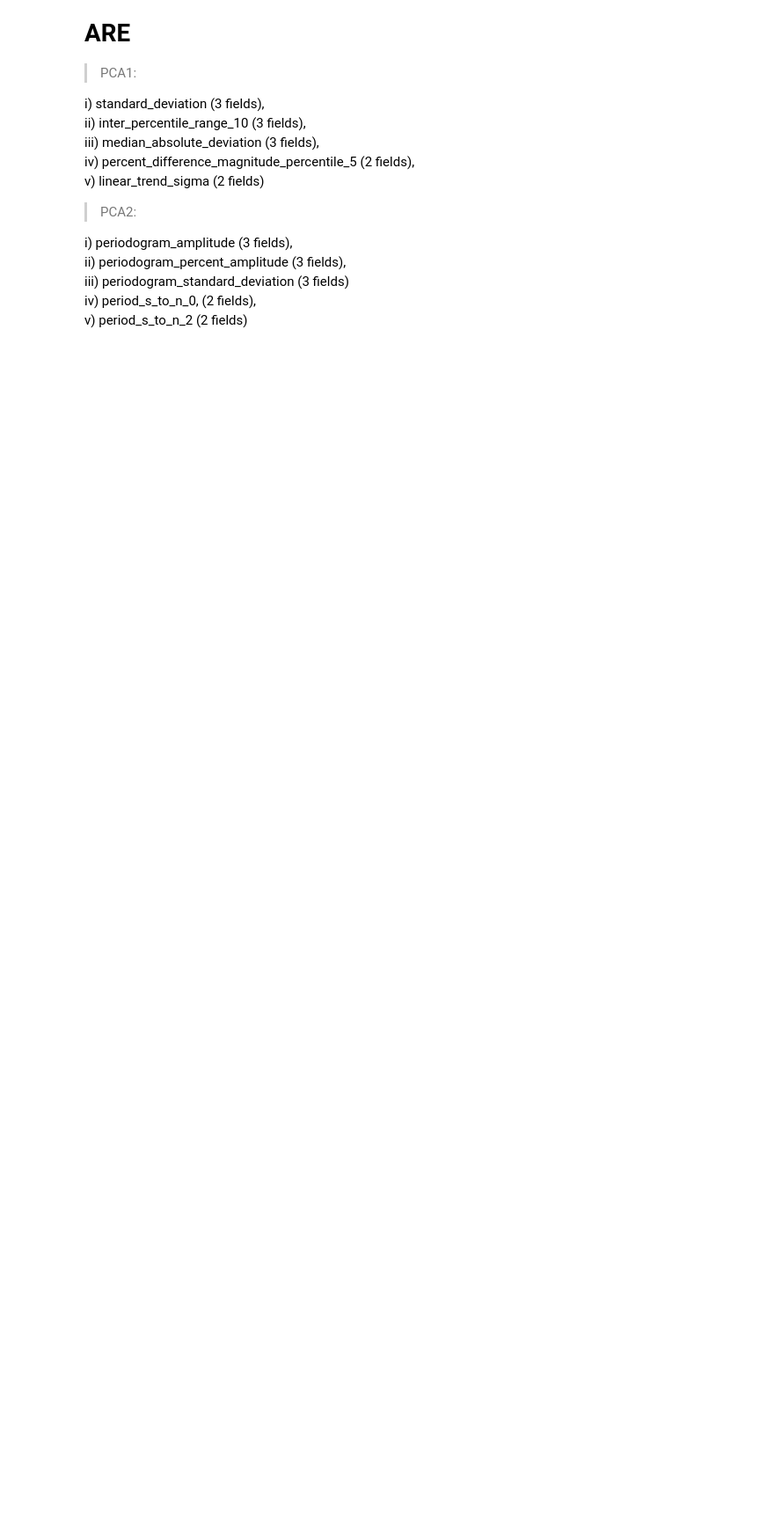
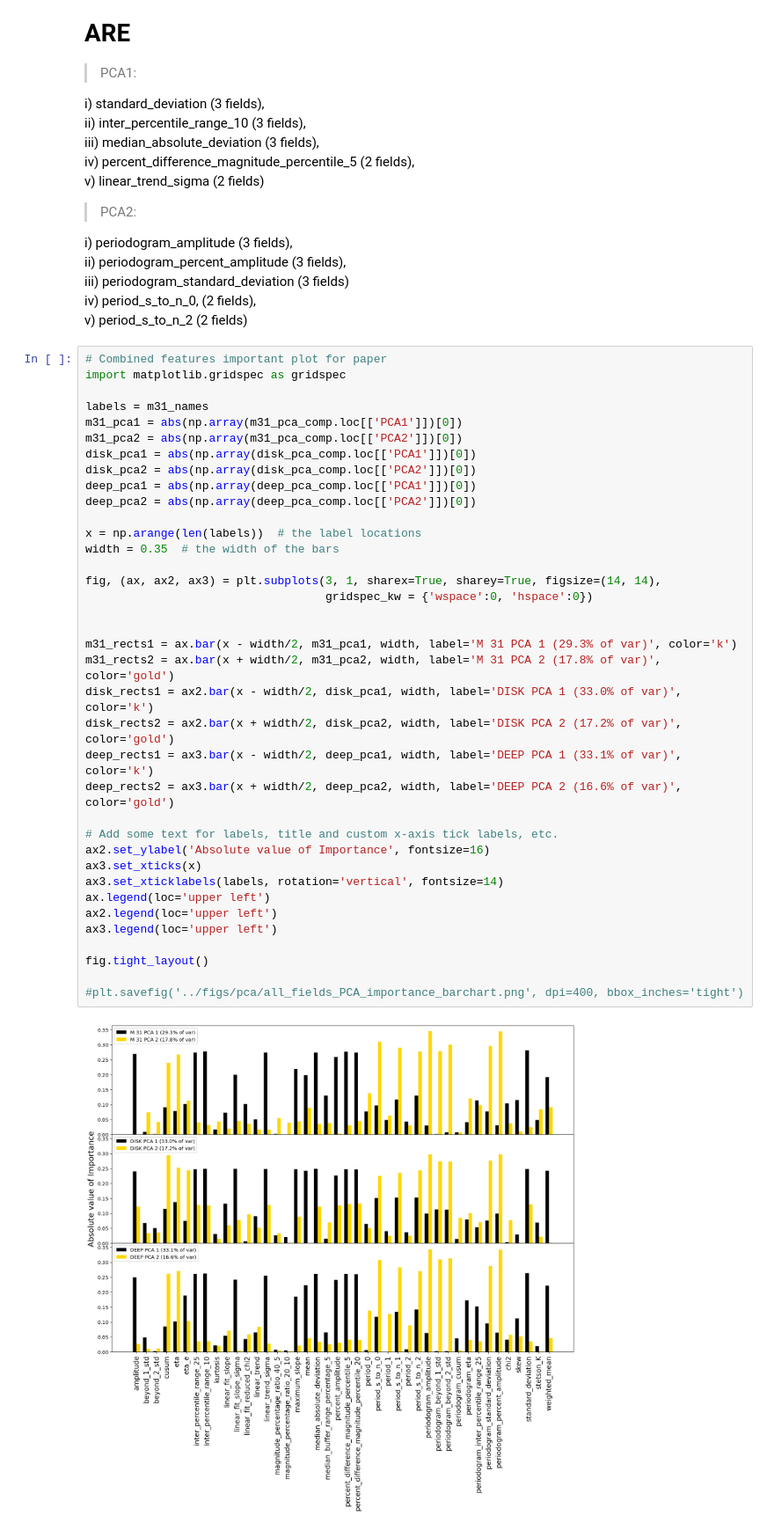
Before and after one commit to snad-space/zwad, a Jupyter notebook: notebooks/PCA_features.ipynb, the cells around one changed output. Shown at 88% size. Drawn from its saved outputs; the diff is of its cells as text; blank space fills up the shorter version.

```diff
--- a/notebooks/PCA_features.ipynb
+++ b/notebooks/PCA_features.ipynb
@@ -821,3 +821,42 @@ ii) periodogram_percent_amplitude (3 fields),
 iii) periodogram_standard_deviation (3 fields)
 iv) period_s_to_n_0, (2 fields),
 v)  period_s_to_n_2 (2 fields)
+# %%
+# Combined features important plot for paper
+import matplotlib.gridspec as gridspec
+
+labels = m31_names
+m31_pca1 = abs(np.array(m31_pca_comp.loc[['PCA1']])[0])
+m31_pca2 = abs(np.array(m31_pca_comp.loc[['PCA2']])[0])
+disk_pca1 = abs(np.array(disk_pca_comp.loc[['PCA1']])[0])
+disk_pca2 = abs(np.array(disk_pca_comp.loc[['PCA2']])[0])
+deep_pca1 = abs(np.array(deep_pca_comp.loc[['PCA1']])[0])
+deep_pca2 = abs(np.array(deep_pca_comp.loc[['PCA2']])[0])
+
+x = np.arange(len(labels))  # the label locations
+width = 0.35  # the width of the bars
+
+fig, (ax, ax2, ax3) = plt.subplots(3, 1, sharex=True, sharey=True, figsize=(14, 14),
+                                   gridspec_kw = {'wspace':0, 'hspace':0})
+
+
+m31_rects1 = ax.bar(x - width/2, m31_pca1, width, label='M 31 PCA 1 (29.3% of var)', color='k')
+m31_rects2 = ax.bar(x + width/2, m31_pca2, width, label='M 31 PCA 2 (17.8% of var)', color='gold')
+disk_rects1 = ax2.bar(x - width/2, disk_pca1, width, label='DISK PCA 1 (33.0% of var)', color='k')
+disk_rects2 = ax2.bar(x + width/2, disk_pca2, width, label='DISK PCA 2 (17.2% of var)', color='gold')
+deep_rects1 = ax3.bar(x - width/2, deep_pca1, width, label='DEEP PCA 1 (33.1% of var)', color='k')
+deep_rects2 = ax3.bar(x + width/2, deep_pca2, width, label='DEEP PCA 2 (16.6% of var)', color='gold')
+
+# Add some text for labels, title and custom x-axis tick labels, etc.
+ax2.set_ylabel('Absolute value of Importance', fontsize=16)
+ax3.set_xticks(x)
+ax3.set_xticklabels(labels, rotation='vertical', fontsize=14)
+ax.legend(loc='upper left')
+ax2.legend(loc='upper left')
+ax3.legend(loc='upper left')
+
+fig.tight_layout()
+
+#plt.savefig('../figs/pca/all_fields_PCA_importance_barchart.png', dpi=400, bbox_inches='tight')
+# %% [output]
+[figure, added]
```
Also changed, not shown: parts of 18 cells of this notebook, 5 other files.
